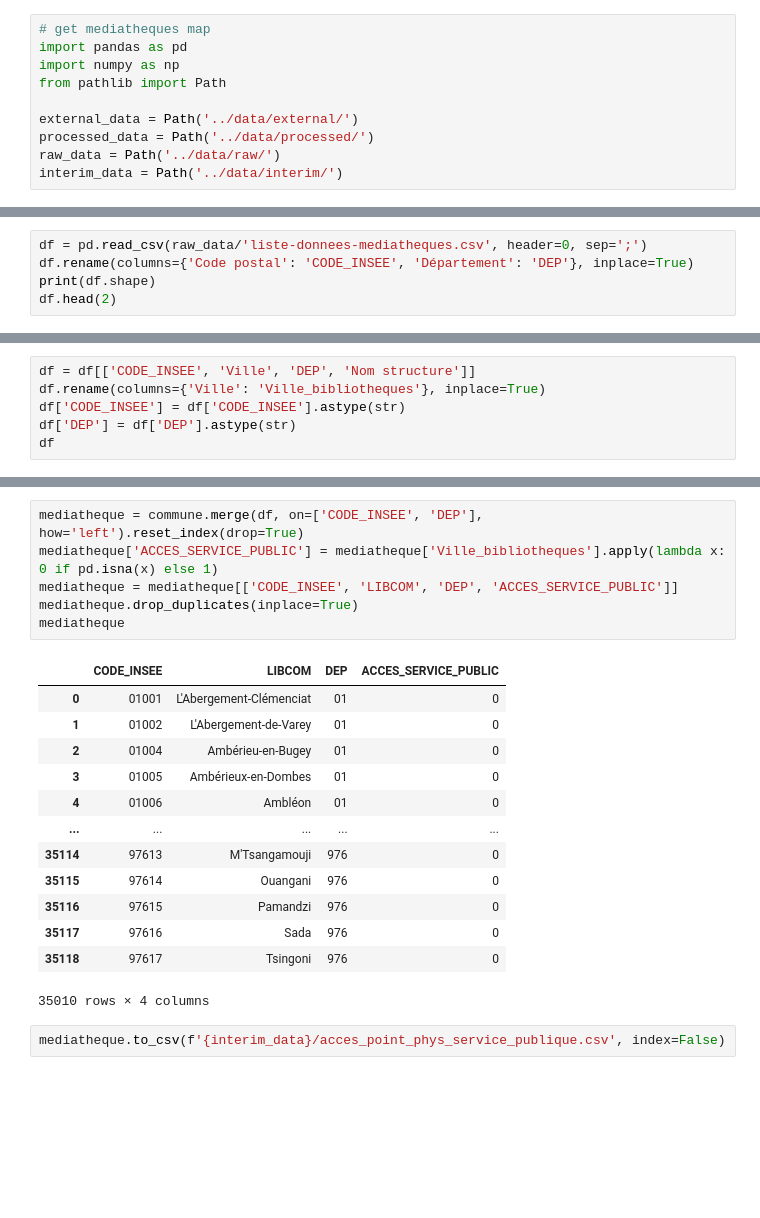
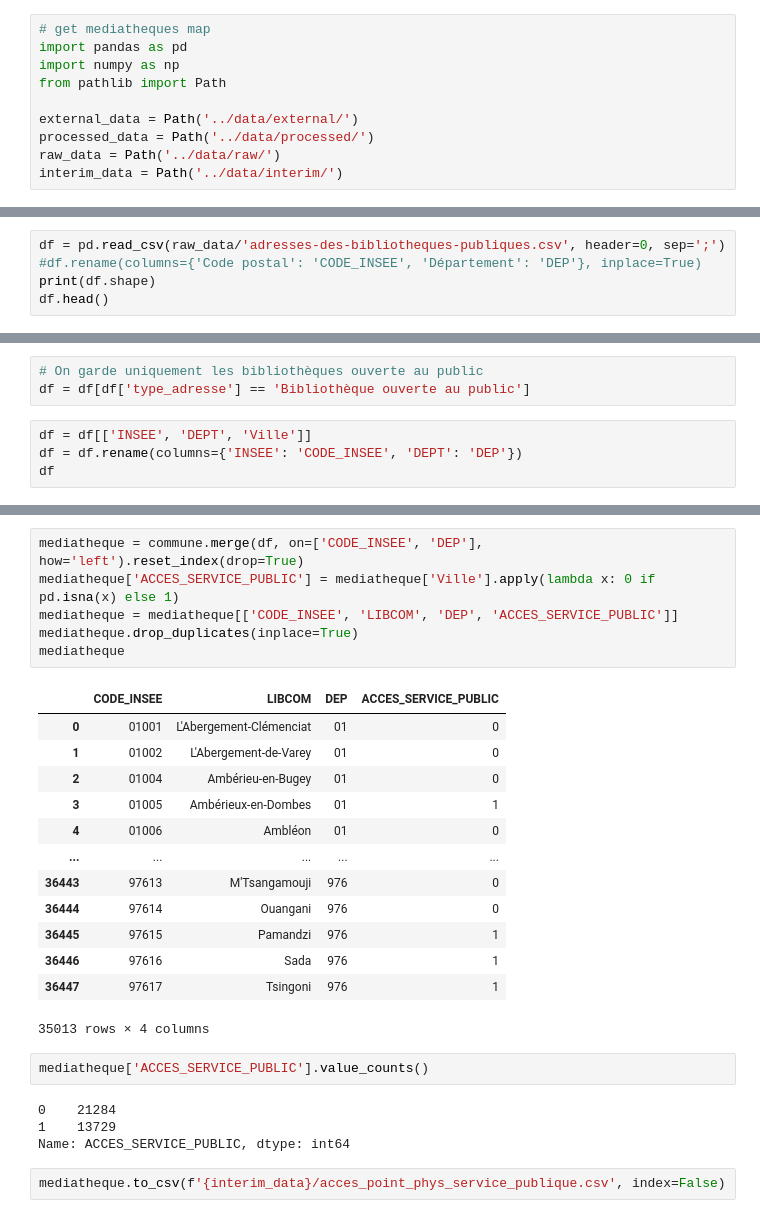
Before and after one commit to dataforgoodfr/batch8_mednum, a Jupyter notebook: notebooks/acces_information.ipynb, the cells around one changed output, grey strips where cells are left out. Drawn from its saved outputs; the diff is of its cells as text; blank space fills up the shorter version.

```diff
--- a/notebooks/acces_information.ipynb
+++ b/notebooks/acces_information.ipynb
@@ -34,8 +34,8 @@ commune
 | 35009 | 97617 | Tsingoni | 976 |
 35010 rows × 3 columns
 # %%
-df = pd.read_csv(raw_data/'liste-donnees-mediatheques.csv', header=0, sep=';')
-df.rename(columns={'Code postal': 'CODE_INSEE', 'Département': 'DEP'}, inplace=True)
+df = pd.read_csv(raw_data/'adresses-des-bibliotheques-publiques.csv', header=0, sep=';')
+#df.rename(columns={'Code postal': 'CODE_INSEE', 'Département': 'DEP'}, inplace=True)
 print(df.shape)
-df.head(2)
+df.head()
 # %% [output]
@@ -47,6 +48,0 @@ df.head(2)
-# %%
-df = df[['CODE_INSEE', 'Ville', 'DEP', 'Nom structure']]
-df.rename(columns={'Ville': 'Ville_bibliotheques'}, inplace=True)
-df['CODE_INSEE'] = df['CODE_INSEE'].astype(str)
-df['DEP'] = df['DEP'].astype(str)
-df
@@ -66,0 +62,7 @@ df
+# %%
+# On garde uniquement les bibliothèques ouverte au public
+df = df[df['type_adresse'] == 'Bibliothèque ouverte au public']
+# %%
+df = df[['INSEE', 'DEPT', 'Ville']]
+df = df.rename(columns={'INSEE': 'CODE_INSEE', 'DEPT': 'DEP'})
+df
@@ -67,23 +83,29 @@ df
 # %%
 mediatheque = commune.merge(df, on=['CODE_INSEE', 'DEP'], how='left').reset_index(drop=True)
-mediatheque['ACCES_SERVICE_PUBLIC'] = mediatheque['Ville_bibliotheques'].apply(lambda x: 0 if pd.isna(x) else 1)
+mediatheque['ACCES_SERVICE_PUBLIC'] = mediatheque['Ville'].apply(lambda x: 0 if pd.isna(x) else 1)
 mediatheque = mediatheque[['CODE_INSEE', 'LIBCOM', 'DEP', 'ACCES_SERVICE_PUBLIC']]
 mediatheque.drop_duplicates(inplace=True)
 mediatheque
 # %% [output]
 |  | CODE_INSEE | LIBCOM | DEP | ACCES_SERVICE_PUBLIC |
 | 0 | 01001 | L'Abergement-Clémenciat | 01 | 0 |
 | 1 | 01002 | L'Abergement-de-Varey | 01 | 0 |
 | 2 | 01004 | Ambérieu-en-Bugey | 01 | 0 |
-| 3 | 01005 | Ambérieux-en-Dombes | 01 | 0 |
+| 3 | 01005 | Ambérieux-en-Dombes | 01 | 1 |
 | 4 | 01006 | Ambléon | 01 | 0 |
 | ... | ... | ... | ... | ... |
-| 35114 | 97613 | M'Tsangamouji | 976 | 0 |
-| 35115 | 97614 | Ouangani | 976 | 0 |
-| 35116 | 97615 | Pamandzi | 976 | 0 |
-| 35117 | 97616 | Sada | 976 | 0 |
-| 35118 | 97617 | Tsingoni | 976 | 0 |
+| 36443 | 97613 | M'Tsangamouji | 976 | 0 |
+| 36444 | 97614 | Ouangani | 976 | 0 |
+| 36445 | 97615 | Pamandzi | 976 | 1 |
+| 36446 | 97616 | Sada | 976 | 1 |
+| 36447 | 97617 | Tsingoni | 976 | 1 |
-35010 rows × 4 columns
+35013 rows × 4 columns
+# %%
+mediatheque['ACCES_SERVICE_PUBLIC'].value_counts()
+# %% [output]
+0    21284
+1    13729
+Name: ACCES_SERVICE_PUBLIC, dtype: int64
 # %%
 mediatheque.to_csv(f'{interim_data}/acces_point_phys_service_publique.csv', index=False)
 # %% [markdown]
```
Also changed, not shown: parts of 6 cells of this notebook, 2 other files.
